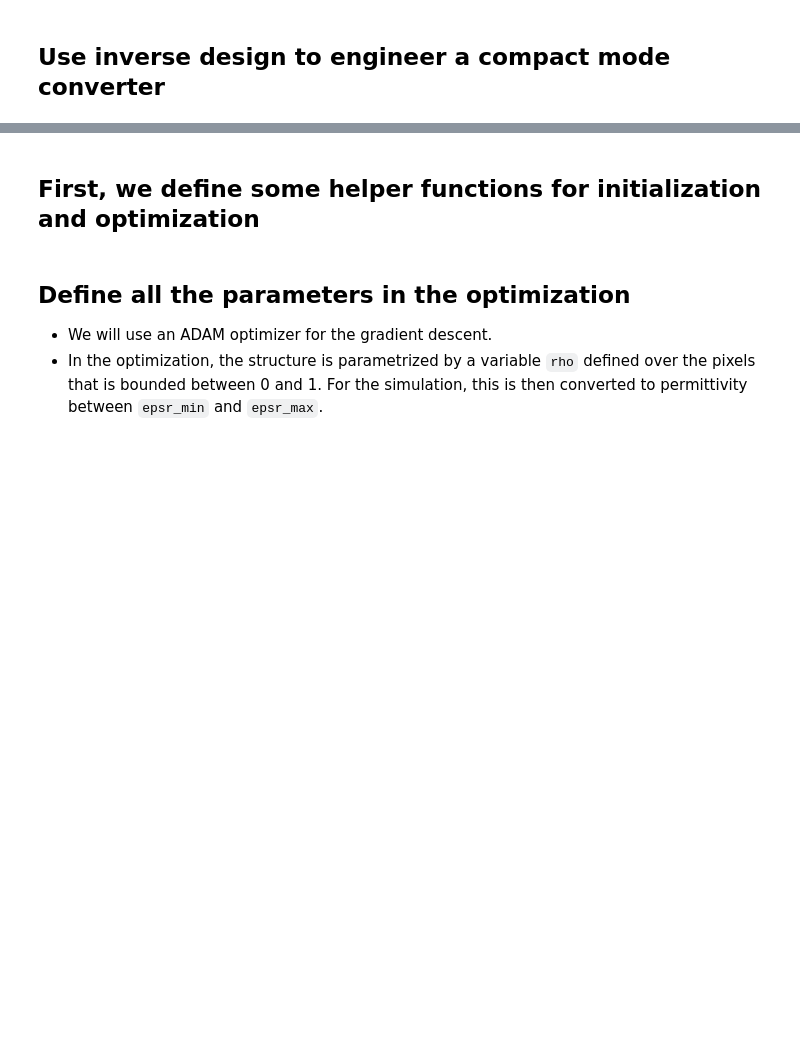
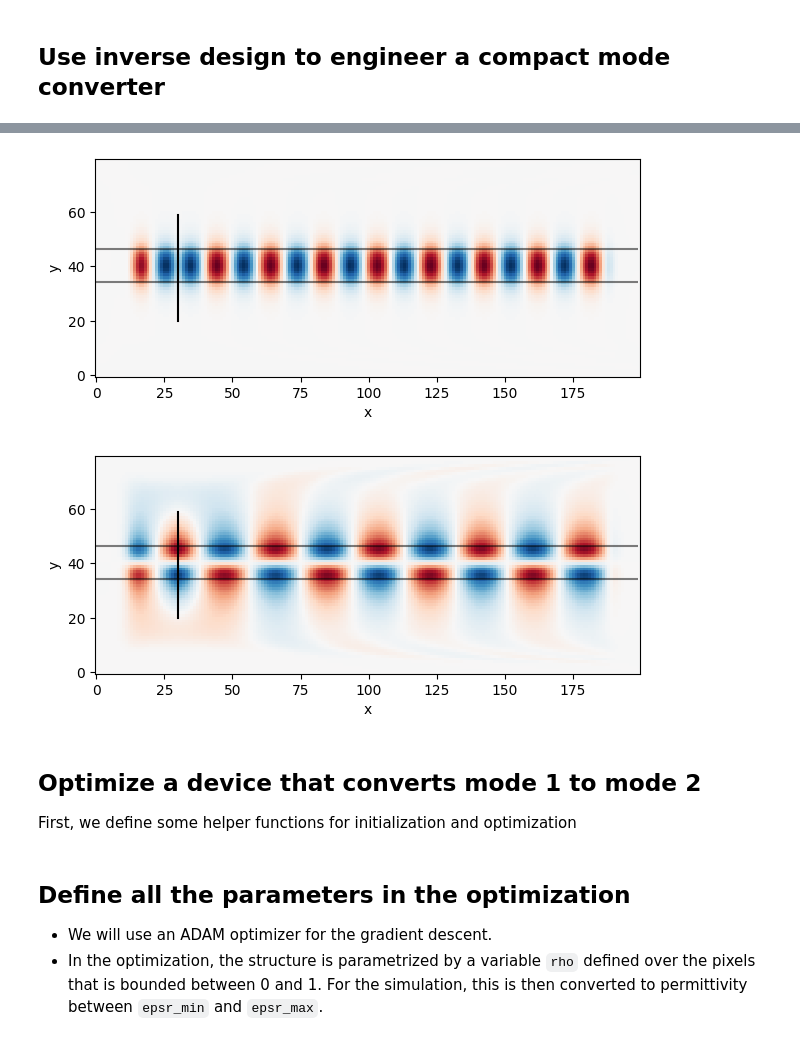
Before and after one commit to fancompute/workshop-invdesign, a Jupyter notebook: 02_Invdes_intro.ipynb, the cells around one changed output, grey strips where cells are left out. Saved outputs shown, nothing was run; the diff lists cells and outputs as text; code cells hidden in the pictures; blank space fills up the shorter version.

Commit message:
Added visualization of the two waveguide modes in Notebook 2

```diff
--- a/02_Invdes_intro.ipynb
+++ b/02_Invdes_intro.ipynb
@@ -26,5 +29,49 @@ Slice = collections.namedtuple('Slice', 'x y')
+# %%
+# Define simulation parameters (see above)
+omega = 2*np.pi*200e12
+dl = 25e-9
+
+Nx = 200
+Ny = 80
+Npml = 20
+
+# Define permittivity for a straight waveguide
+epsr = np.ones((Nx, Ny))
+epsr[:,35:47] = 12
+
+# Source position
+src_y = np.arange(20,60)
+src_x = 30 * np.ones(src_y.shape, dtype=int)
+
+# Source for mode 1
+source1 = insert_mode(omega, dl, src_x, src_y, epsr, m=1)
+
+# Source for mode 2
+source2 = insert_mode(omega, dl, src_x, src_y, epsr, m=2)
+
+# Run the simulation exciting mode 1
+simulation = ceviche.fdfd_ez(omega, dl, epsr, [Npml, Npml])
+Hx, Hy, Ez = simulation.solve(source1)
+
+# Visualize the electric field
+ax = ceviche.viz.real(Ez, outline=epsr, cmap='RdBu_r')
+ax.plot(src_x,src_y,'k')
+
+# Run the simulation exciting mode 2
+simulation = ceviche.fdfd_ez(omega, dl, epsr, [Npml, Npml])
+Hx, Hy, Ez = simulation.solve(source2)
+
+# Visualize the electric field
+ax = ceviche.viz.real(Ez, outline=epsr, cmap='RdBu_r')
+ax.plot(src_x,src_y,'k')
+
+plt.show()
+# %% [output]
+[figure, added]
+[figure, added]
 # %% [markdown]
-## First, we define some helper functions for initialization and optimization
+## Optimize a device that converts mode 1 to mode 2
+First, we define some helper functions for initialization and optimization
 # %%
 def init_domain(Nx, Ny, Npml, space=10, wg_width=10, space_slice=5):
     """Initializes the domain and design region
```
Also changed, not shown: parts of 1 cell of this notebook.
